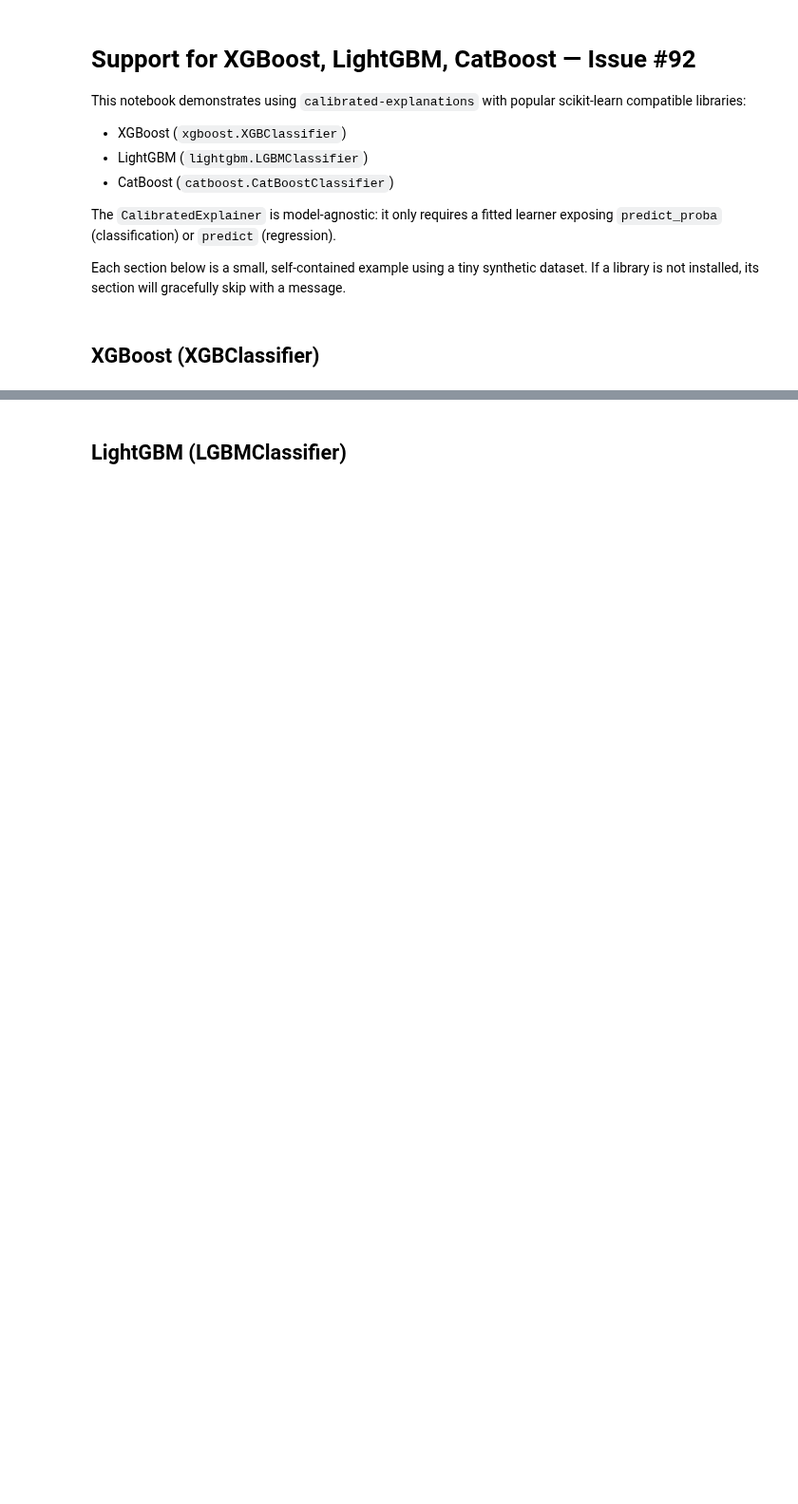
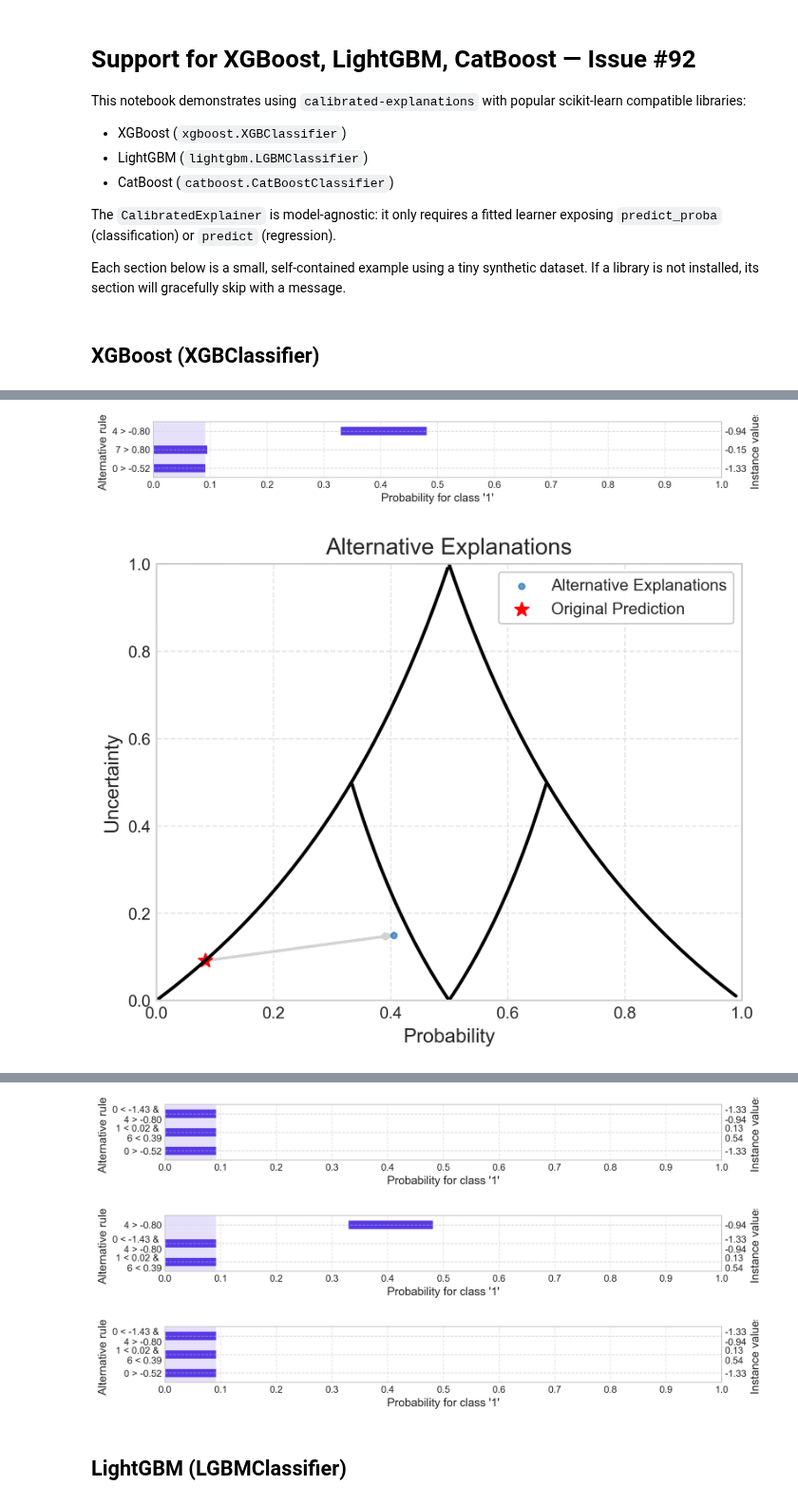
Before and after one commit to Moffran/calibrated_explanations, a Jupyter notebook: notebooks/support_xgboost_lightgbm_catboost_issue_92.ipynb, the cells around one changed output, grey strips where cells are left out. Shown at 95% size. Saved outputs shown, nothing was run; the diff lists cells and outputs as text; code cells hidden in the pictures; blank space fills up the shorter version.

```diff
--- a/notebooks/support_xgboost_lightgbm_catboost_issue_92.ipynb
+++ b/notebooks/support_xgboost_lightgbm_catboost_issue_92.ipynb
@@ -71,8 +71,6 @@ else:
 
     factuals = ce.explain_factual(X_test=X_test[:3])
     factuals[0].plot(uncertainty=True)
-    alternatives = ce.explore_alternatives(X_test=X_test[:3])
-    alternatives[0].plot()
 # %% [output]
 XGBoost proba_uncal shape: (40, 2)
 XGBoost proba_cal shape: (40, 2)
@@ -83,0 +81,12 @@ XGBoost first 10 calibrated predictions: ['0' '0' '1' '0' '1' '0' '1' '0' '1' '1
+# %%
+    alternatives = ce.explore_alternatives(X_test=X_test[:3])
+    alternatives[0].plot(filter_top=3, rnk_metric="feature_weight")
+    alternatives[0].plot(style="triangular")
+    alternatives[0].add_conjunctions()
+    alternatives[0].plot(style="triangular")
+    # alternatives[0].plot(filter_top=3) # rnk_metric="ensured", rnk_weight=0.5
+    # alternatives[0].plot(filter_top=3, rnk_metric="ensured", rnk_weight=-0.5)
+    # alternatives[0].plot(filter_top=3, rnk_metric="uncertainty")
+# %% [output]
+[figure, added]
+[figure, added]
@@ -84,3 +94,6 @@ XGBoost first 10 calibrated predictions: ['0' '0' '1' '0' '1' '0' '1' '0' '1' '1
+[figure, added]
+[figure, added]
+[figure, added]
 # %% [markdown]
 ## LightGBM (LGBMClassifier)
 # %%
```
Also changed, not shown: parts of 6 cells of this notebook, 2 other files.
